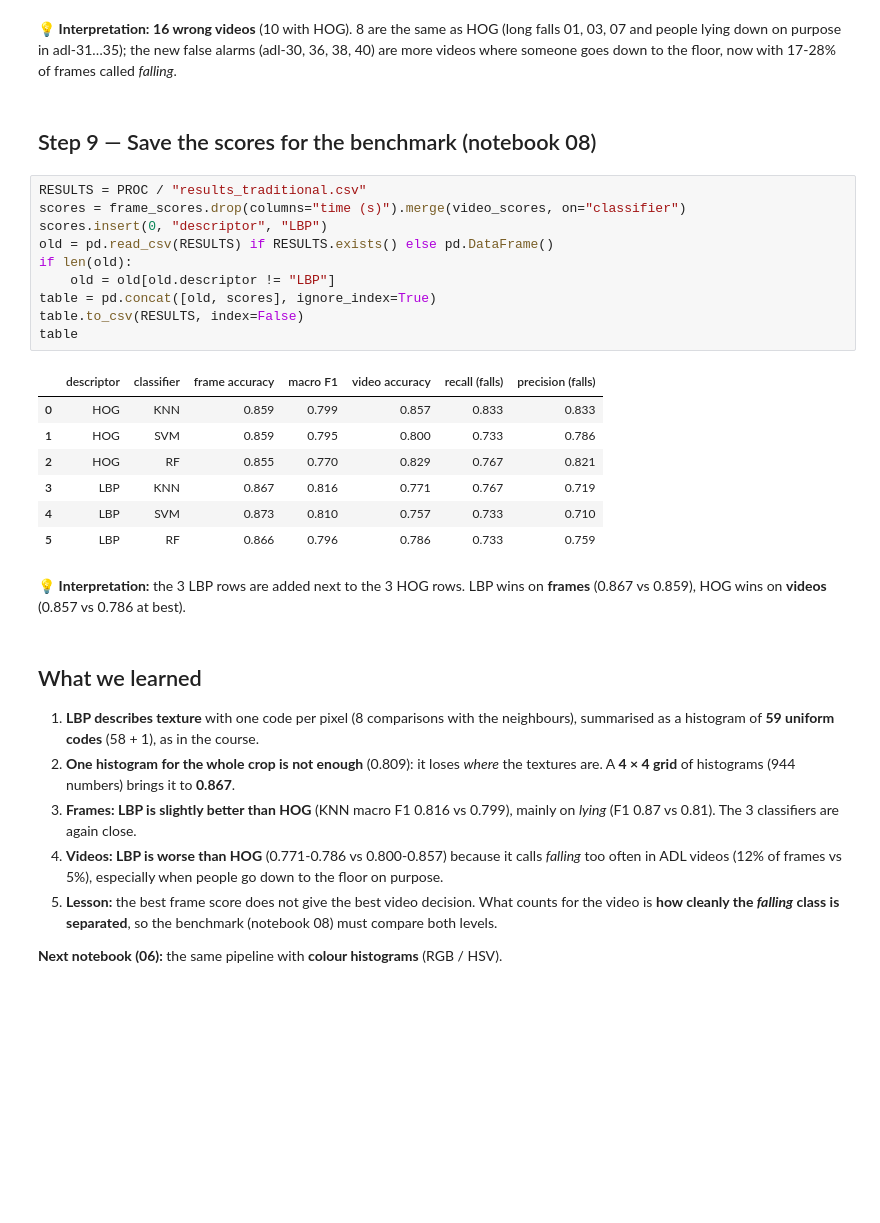
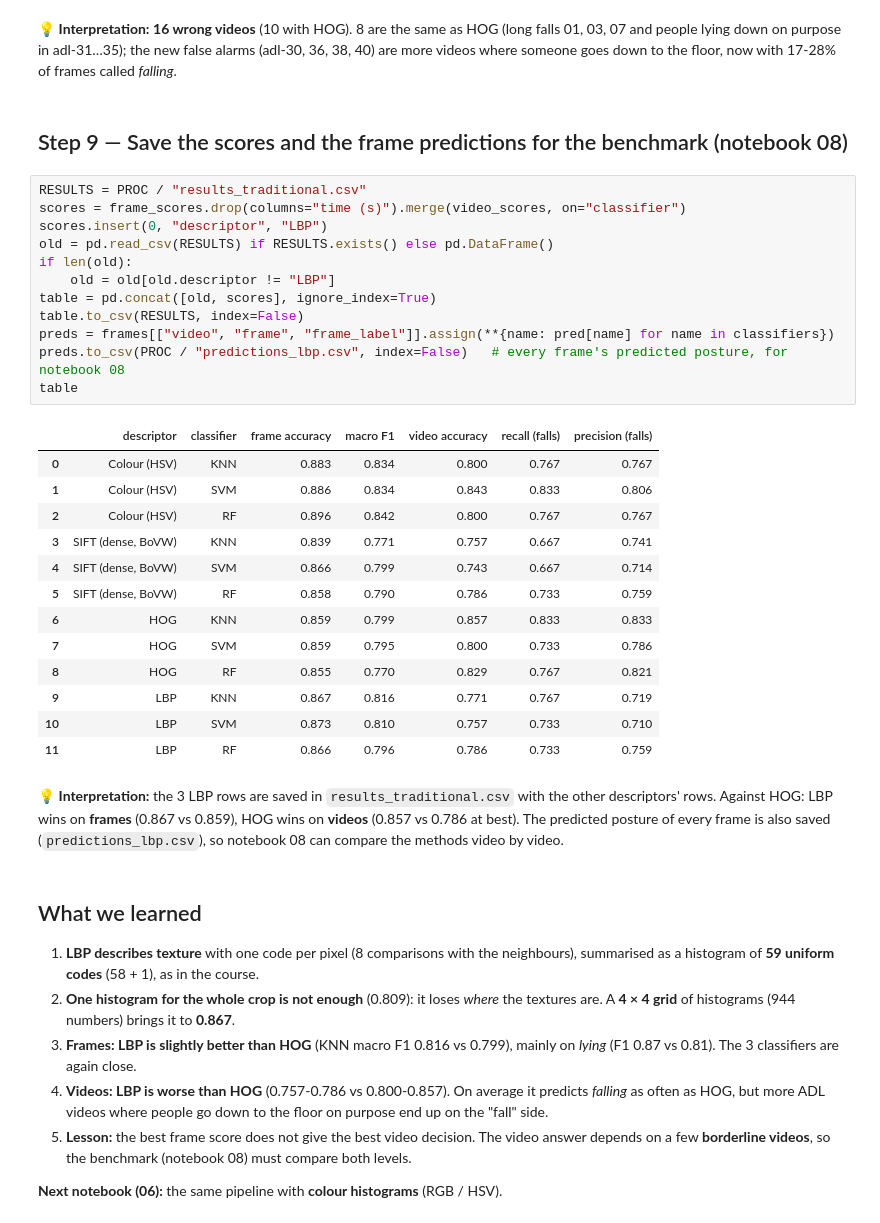
Before and after one commit to MahranAmor/UR-Fall-Detection, a Jupyter notebook: notebooks/05_lbp.ipynb, the cells around one changed output. Saved outputs shown, nothing was run; the diff lists cells and outputs as text; blank space fills up the shorter version.

```diff
--- a/notebooks/05_lbp.ipynb
+++ b/notebooks/05_lbp.ipynb
@@ -278,34 +278,43 @@ also wrong with HOG + KNN: ['adl-31', 'adl-32', 'adl-33', 'adl-34', 'adl-35', 'f
 💡 **Interpretation:** **16 wrong videos** (10 with HOG). 8 are the same as HOG (long falls 01, 03, 07 and people lying down on purpose in adl-31…35);
 the new false alarms (adl-30, 36, 38, 40) are more videos where someone goes down to the floor, now with 17-28% of frames called *falling*.
 # %% [markdown]
-## Step 9 — Save the scores for the benchmark (notebook 08)
+## Step 9 — Save the scores and the frame predictions for the benchmark (notebook 08)
 # %%
 RESULTS = PROC / "results_traditional.csv"
 scores = frame_scores.drop(columns="time (s)").merge(video_scores, on="classifier")
 scores.insert(0, "descriptor", "LBP")
 old = pd.read_csv(RESULTS) if RESULTS.exists() else pd.DataFrame()
 if len(old):
     old = old[old.descriptor != "LBP"]
 table = pd.concat([old, scores], ignore_index=True)
 table.to_csv(RESULTS, index=False)
+preds = frames[["video", "frame", "frame_label"]].assign(**{name: pred[name] for name in classifiers})
+preds.to_csv(PROC / "predictions_lbp.csv", index=False)   # every frame's predicted posture, for notebook 08
 table
 # %% [output]
 |  | descriptor | classifier | frame accuracy | macro F1 | video accuracy | recall (falls) | precision (falls) |
-| 0 | HOG | KNN | 0.859 | 0.799 | 0.857 | 0.833 | 0.833 |
-| 1 | HOG | SVM | 0.859 | 0.795 | 0.800 | 0.733 | 0.786 |
-| 2 | HOG | RF | 0.855 | 0.770 | 0.829 | 0.767 | 0.821 |
-| 3 | LBP | KNN | 0.867 | 0.816 | 0.771 | 0.767 | 0.719 |
-| 4 | LBP | SVM | 0.873 | 0.810 | 0.757 | 0.733 | 0.710 |
-| 5 | LBP | RF | 0.866 | 0.796 | 0.786 | 0.733 | 0.759 |
+| 0 | Colour (HSV) | KNN | 0.883 | 0.834 | 0.800 | 0.767 | 0.767 |
+| 1 | Colour (HSV) | SVM | 0.886 | 0.834 | 0.843 | 0.833 | 0.806 |
+| 2 | Colour (HSV) | RF | 0.896 | 0.842 | 0.800 | 0.767 | 0.767 |
+| 3 | SIFT (dense, BoVW) | KNN | 0.839 | 0.771 | 0.757 | 0.667 | 0.741 |
+| 4 | SIFT (dense, BoVW) | SVM | 0.866 | 0.799 | 0.743 | 0.667 | 0.714 |
+| 5 | SIFT (dense, BoVW) | RF | 0.858 | 0.790 | 0.786 | 0.733 | 0.759 |
+| 6 | HOG | KNN | 0.859 | 0.799 | 0.857 | 0.833 | 0.833 |
+| 7 | HOG | SVM | 0.859 | 0.795 | 0.800 | 0.733 | 0.786 |
+| 8 | HOG | RF | 0.855 | 0.770 | 0.829 | 0.767 | 0.821 |
+| 9 | LBP | KNN | 0.867 | 0.816 | 0.771 | 0.767 | 0.719 |
+| 10 | LBP | SVM | 0.873 | 0.810 | 0.757 | 0.733 | 0.710 |
+| 11 | LBP | RF | 0.866 | 0.796 | 0.786 | 0.733 | 0.759 |
 # %% [markdown]
-💡 **Interpretation:** the 3 LBP rows are added next to the 3 HOG rows. LBP wins on **frames** (0.867 vs 0.859), HOG wins on **videos** (0.857 vs 0.786 at best).
+💡 **Interpretation:** the 3 LBP rows are saved in `results_traditional.csv` with the other descriptors' rows. Against HOG: LBP wins on **frames** (0.867 vs 0.859), HOG wins on **videos** (0.857 vs 0.786 at best).
+The predicted posture of every frame is also saved (`predictions_lbp.csv`), so notebook 08 can compare the methods video by video.
 # %% [markdown]
 ## What we learned
 
 1. **LBP describes texture** with one code per pixel (8 comparisons with the neighbours), summarised as a histogram of **59 uniform codes** (58 + 1), as in the course.
 2. **One histogram for the whole crop is not enough** (0.809): it loses *where* the textures are. A **4 × 4 grid** of histograms (944 numbers) brings it to **0.867**.
 3. **Frames: LBP is slightly better than HOG** (KNN macro F1 0.816 vs 0.799), mainly on *lying* (F1 0.87 vs 0.81). The 3 classifiers are again close.
-4. **Videos: LBP is worse than HOG** (0.771-0.786 vs 0.800-0.857) because it calls *falling* too often in ADL videos (12% of frames vs 5%), especially when people go down to the floor on purpose.
-5. **Lesson:** the best frame score does not give the best video decision. What counts for the video is **how cleanly the *falling* class is separated**, so the benchmark (notebook 08) must compare both levels.
+4. **Videos: LBP is worse than HOG** (0.757-0.786 vs 0.800-0.857). On average it predicts *falling* as often as HOG, but more ADL videos where people go down to the floor on purpose end up on the "fall" side.
+5. **Lesson:** the best frame score does not give the best video decision. The video answer depends on a few **borderline videos**, so the benchmark (notebook 08) must compare both levels.
 
 **Next notebook (06):** the same pipeline with **colour histograms** (RGB / HSV).
```
Also changed, not shown: parts of 2 cells of this notebook, 3 other files.
